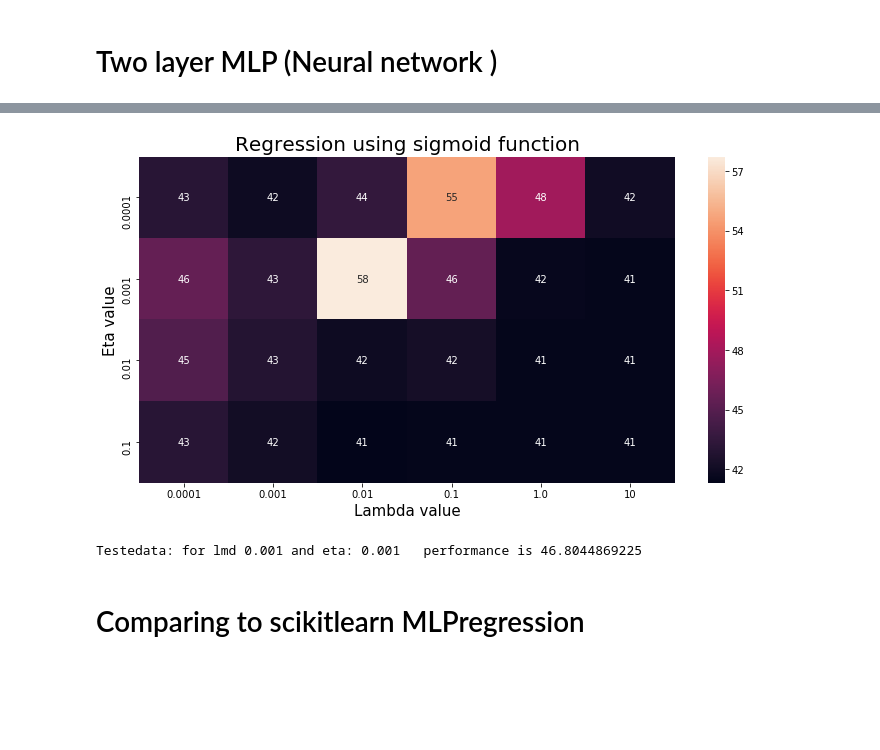
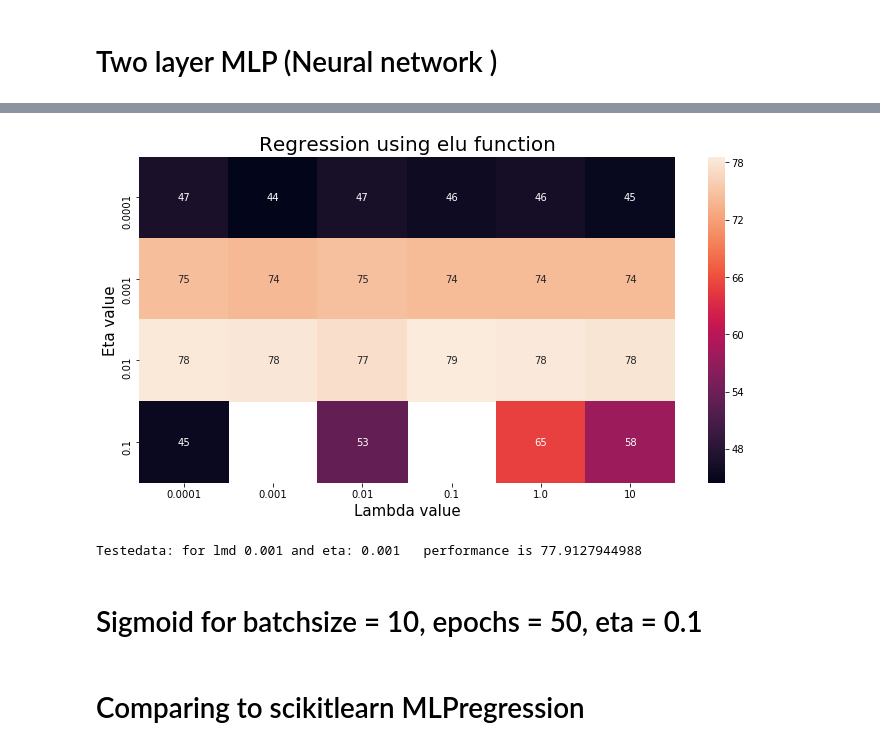
Before and after one commit to hannasv/project2, a Jupyter notebook: Project2_d.ipynb, the cells around one changed output, grey strips where cells are left out. Drawn from its saved outputs; the diff is of its cells as text; code cells hidden in the pictures; blank space fills up the shorter version.

Commit message:
results mse many variants of nn regression

```diff
--- a/Project2_d.ipynb
+++ b/Project2_d.ipynb
@@ -224,6 +223,7 @@ for e in eta:
                            epochs=10,
                            n_hidden=30,
                            eta = e,
+                           activation = "sigmoid",
                            tpe = "regression")
 
         ann.fit(X_train, y_train, X_valid, y_valid)
@@ -253,22 +273,21 @@ Training data: for lmd 10 and eta: 0.1   performance is 40.5568
 # %%
-av = np.average(metric, axis = 1)
-m = np.array(av).reshape((len(eta), len(lmd)))
+m = np.array(metric).reshape((len(eta), len(lmd)))
 
 plt.figure(figsize=(12,6))
 ax = sns.heatmap(m, annot = True, xticklabels=lmd, yticklabels=eta)
-ax.set_title("Regression using sigmoid function", fontsize = 20)
+ax.set_title("Regression using elu function", fontsize = 20)
 ax.set_xlabel("Lambda value", fontsize = 15)
 ax.set_ylabel("Eta value", fontsize = 15) #
-plt.savefig("./results/figures/regression_ridge_nn_sigmoid_epochs_10.png")
+plt.savefig("./results/figures/regression_ridge_nn_ELU_epochs_10.png")
 # %% [output]
-[figure, old version]
+[figure, new version]
 # %%
 ann = NeuralNetMLP(l2 = 0.001,
-                   batch_size=10,
+                   batch_size=1,
                    epochs=10,
-                   n_hidden=100,
-                   eta = 0.001,
-                   activation="elu",
+                   n_hidden=30,
+                   eta = 0.01,
+                   activation="sigmoid",
                    tpe = "regression")
 
 ann.fit(X_train, y_train, X_valid, y_valid)
@@ -277,7 +296,9 @@ ann.predict(X_valid)
 metric.append(np.average(ann.eval_["valid_preform"]))
 print("Testedata: for lmd "+str(0.001) + " and eta: " + str(0.001) + "   performance is " + str(np.mean(ann.eval_["valid_preform"])))
 # %% [output]
-Testedata: for lmd 0.001 and eta: 0.001   performance is 46.8044869225
+Testedata: for lmd 0.001 and eta: 0.001   performance is 77.9127944988
+# %% [markdown]
+# Sigmoid for batchsize = 10, epochs = 50, eta = 0.1
 # %% [markdown]
 # Comparing to scikitlearn MLPregression
 # %%
```
Also changed, not shown: parts of 11 cells of this notebook, 5 other files.
